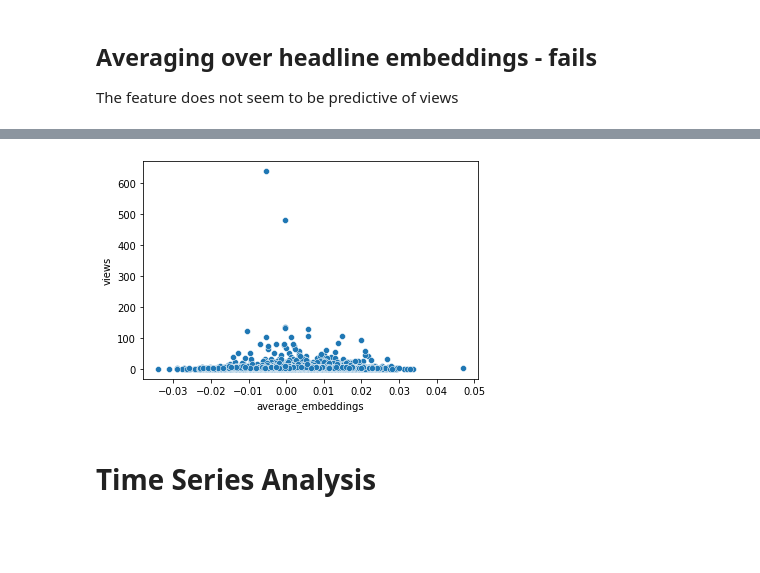
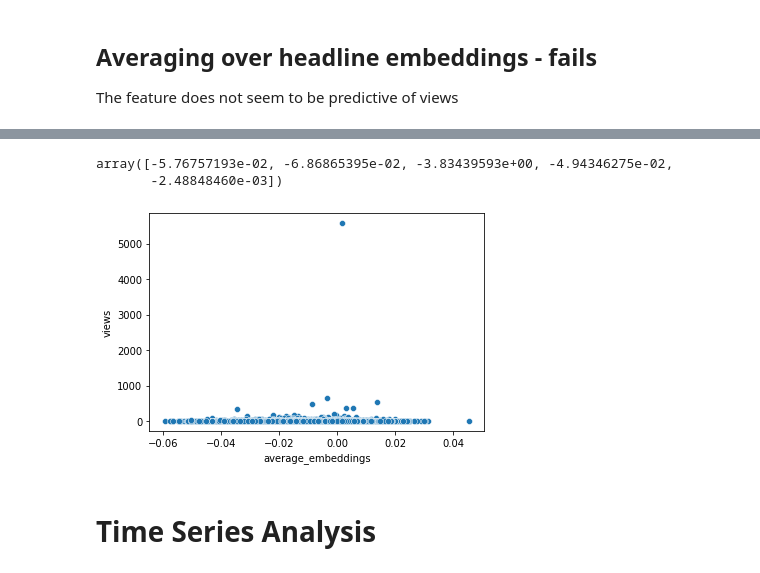
Before and after one commit to ravil-gasanov/civilnews-article-headlines, a Jupyter notebook: notebooks/playground.ipynb, the cells around one changed output, grey strips where cells are left out. Cells and saved outputs as stored; diff of their text form; code cells hidden in the pictures; blank space fills up the shorter version.

Commit message:
update playground - train size increased

```diff
--- a/notebooks/playground.ipynb
+++ b/notebooks/playground.ipynb
@@ -40,11 +39,11 @@ memory usage: 1.3+ MB
 # %%
 from sklearn.model_selection import train_test_split, cross_validate
 # %%
-train, test = train_test_split(clean, train_size = 0.5, shuffle = False)
+train, test = train_test_split(clean, train_size = 0.75, shuffle = False)
 # %% [markdown]
 # Word2Vec
 # %%
-word2vec = Word2Vec(epochs = 10)
+word2vec = Word2Vec(epochs = 100, batch_size = 64, learning_rate = 0.01)
 # %%
 word2vec.fit(train['tokens'])
 # %% [output]
@@ -126,6 +125,6 @@ XGBRegressor()
 # %%
 import seaborn as sns
 
-sns.scatterplot(X.average_embeddings, y)
+#sns.scatterplot(X.average_embeddings, y)
 cross_val_score(xgbr, X, y)
 # %% [output]
@@ -133,4 +136,6 @@ cross_val_score(xgbr, X, y)
+array([-5.76757193e-02, -6.86865395e-02, -3.83439593e+00, -4.94346275e-02,
+       -2.48848460e-03])
-[figure, old version]
+[figure, new version]
 # %% [markdown]
 # Time Series Analysis
 # %%
```
Also changed, not shown: parts of 9 cells of this notebook.
